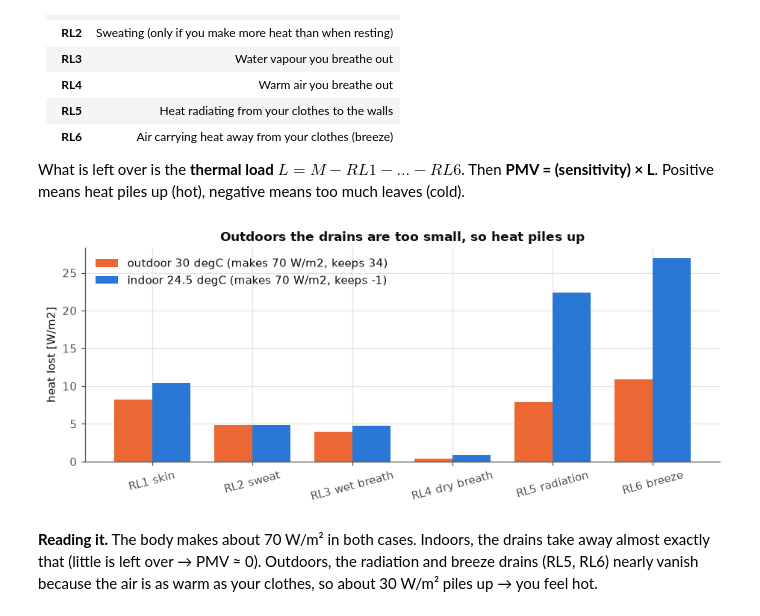
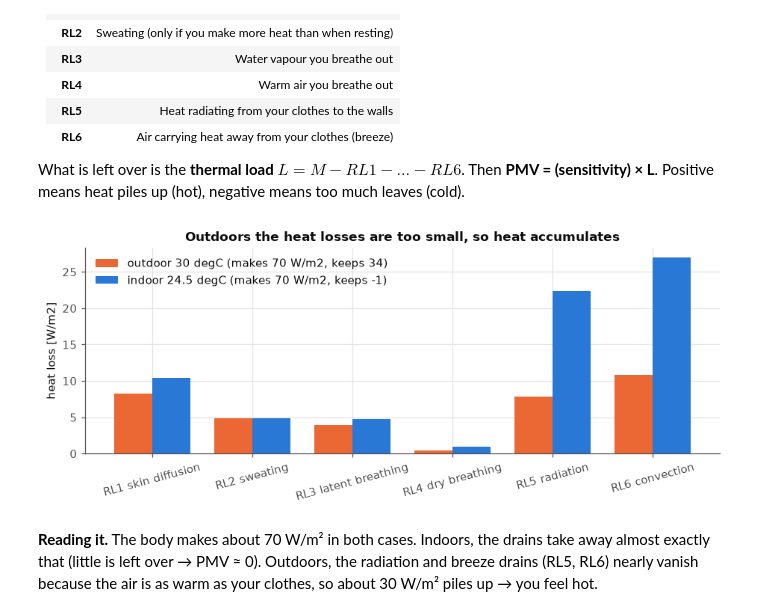
Before and after one commit to mariosakka/human-centric-ai-for-energy-management-labs, a Jupyter notebook: lab-2/explanation-notebooks/lab-2-plus-lecture-challenge/lab-2-in-depth-simple.ipynb, the cells around one changed output. Cells and saved outputs as stored; diff of their text form; code cells hidden in the pictures.

Commit message:
Use proper technical terms in chart labels across lab 2 notebooks
Co-Authored-By: Claude Sonnet 5.5 <noreply@anthropic.com>

```diff
--- a/lab-2/explanation-notebooks/lab-2-plus-lecture-challenge/lab-2-in-depth-simple.ipynb
+++ b/lab-2/explanation-notebooks/lab-2-plus-lecture-challenge/lab-2-in-depth-simple.ipynb
@@ -482,18 +482,18 @@ The body loses heat through six paths (all in W/m² of skin):
 What is left over is the **thermal load** $L = M - RL1 - \dots - RL6$. Then **PMV = (sensitivity) × L**. Positive means heat piles up (hot), negative means too much leaves (cold).
 # %%
 pm_in, pp_in, to_in, n_in, d_in = calculate_pmv_ppd(24.5, 25, details=True)
-labels = ["RL1 skin", "RL2 sweat", "RL3 wet breath", "RL4 dry breath", "RL5 radiation", "RL6 breeze"]
+labels = ["RL1 skin diffusion", "RL2 sweating", "RL3 latent breathing", "RL4 dry breathing", "RL5 radiation", "RL6 convection"]
 out = [d[k] for k in ["RL1", "RL2", "RL3", "RL4", "RL5", "RL6"]]
 ins = [d_in[k] for k in ["RL1", "RL2", "RL3", "RL4", "RL5", "RL6"]]
 x = np.arange(6); w = 0.38
 fig, ax = plt.subplots(figsize=(8.5, 3.6))
 ax.bar(x - w/2, out, w, color=ORANGE, label=f"outdoor 30 degC (makes {d['M']:.0f} W/m2, keeps {d['L']:.0f})")
 ax.bar(x + w/2, ins, w, color=BLUE, label=f"indoor 24.5 degC (makes {d_in['M']:.0f} W/m2, keeps {d_in['L']:.0f})")
-ax.set_xticks(x); ax.set_xticklabels(labels, rotation=15); ax.set_ylabel("heat lost [W/m2]"); ax.legend(frameon=False)
-ax.set_title("Outdoors the drains are too small, so heat piles up")
+ax.set_xticks(x); ax.set_xticklabels(labels, rotation=15); ax.set_ylabel("heat loss [W/m2]"); ax.legend(frameon=False)
+ax.set_title("Outdoors the heat losses are too small, so heat accumulates")
 plt.tight_layout(); plt.show()
 # %% [output]
-[figure, old version]
+[figure, new version]
 # %% [markdown]
 **Reading it.** The body makes about 70 W/m² in both cases. Indoors, the drains take away almost exactly that (little is left over → PMV ≈ 0). Outdoors, the radiation and breeze drains (RL5, RL6) nearly vanish because the air is as warm as your clothes, so about 30 W/m² piles up → you feel hot.
 # %% [markdown]
```
Also changed, not shown: parts of 11 cells of this notebook, 3 other files.
